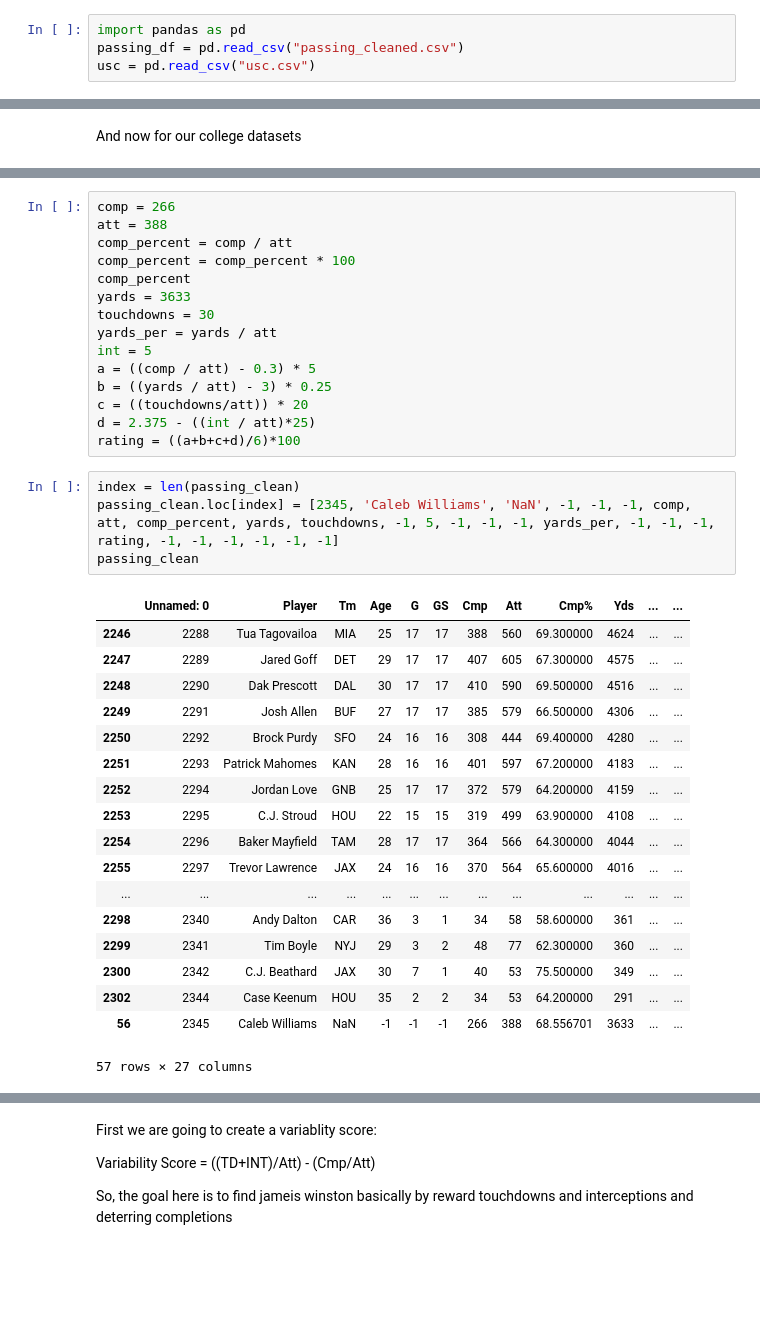
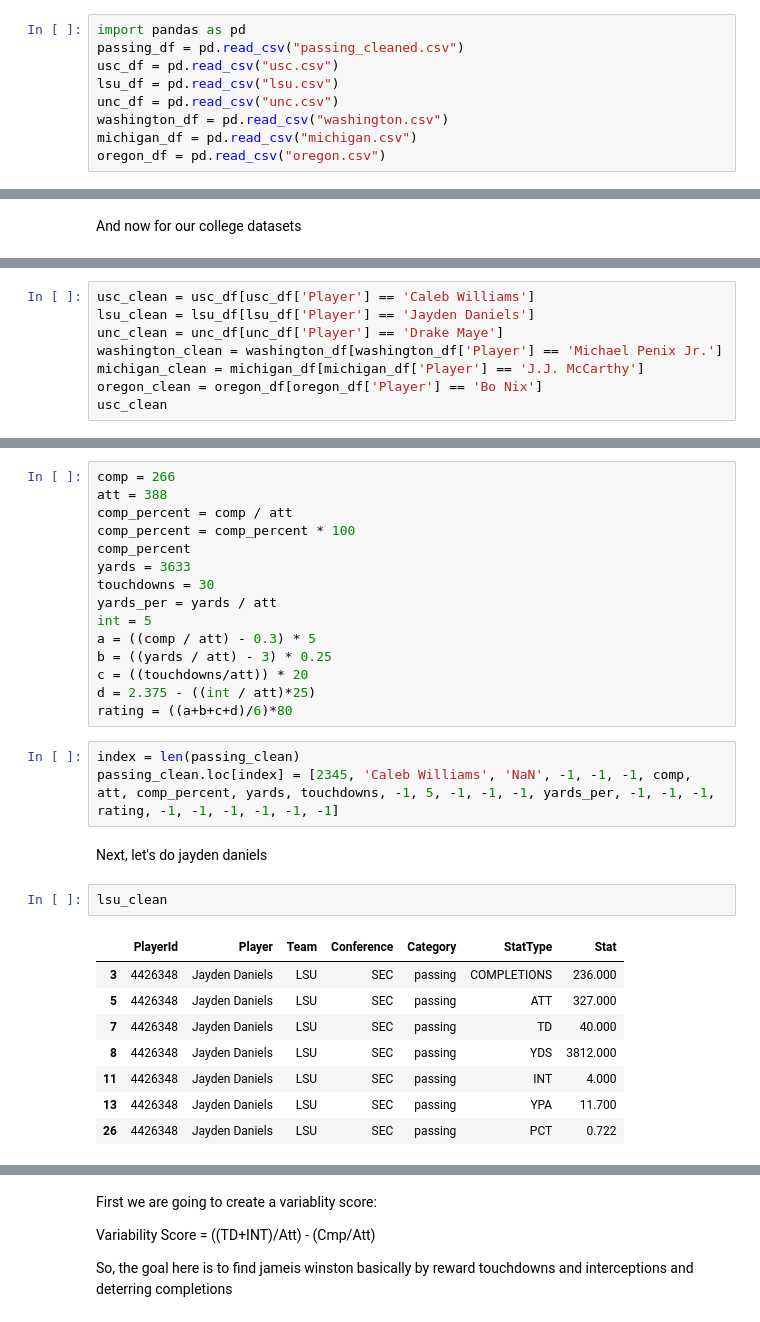
Before and after one commit to DanielFlores2327/kMeans_NFL_rookie_comparison, a Jupyter notebook: kmeans.ipynb, the cells around one changed output, grey strips where cells are left out. Cells and saved outputs as stored; diff of their text form; blank space fills up the shorter version.

```diff
--- a/kmeans.ipynb
+++ b/kmeans.ipynb
@@ -3,7 +3,12 @@ We will just start out with importing pandas and our csvs.
 # %%
 import pandas as pd
 passing_df = pd.read_csv("passing_cleaned.csv")
-usc = pd.read_csv("usc.csv")
+usc_df = pd.read_csv("usc.csv")
+lsu_df = pd.read_csv("lsu.csv")
+unc_df = pd.read_csv("unc.csv")
+washington_df = pd.read_csv("washington.csv")
+michigan_df = pd.read_csv("michigan.csv")
+oregon_df = pd.read_csv("oregon.csv")
 # %% [markdown]
 Let's clean our NFL dataset first
 # %%
@@ -55,0 +41,8 @@ usc_clean
+# %%
+usc_clean = usc_df[usc_df['Player'] == 'Caleb Williams']
+lsu_clean = lsu_df[lsu_df['Player'] == 'Jayden Daniels']
+unc_clean = unc_df[unc_df['Player'] == 'Drake Maye']
+washington_clean = washington_df[washington_df['Player'] == 'Michael Penix Jr.']
+michigan_clean = michigan_df[michigan_df['Player'] == 'J.J. McCarthy']
+oregon_clean = oregon_df[oregon_df['Player'] == 'Bo Nix']
+usc_clean
@@ -71,27 +104,20 @@ a = ((comp / att) - 0.3) * 5
 b = ((yards / att) - 3) * 0.25
 c = ((touchdowns/att)) * 20
 d = 2.375 - ((int / att)*25)
-rating = ((a+b+c+d)/6)*100
+rating = ((a+b+c+d)/6)*80
 # %%
 index = len(passing_clean)
 passing_clean.loc[index] = [2345, 'Caleb Williams', 'NaN', -1, -1, -1, comp, att, comp_percent, yards, touchdowns, -1, 5, -1, -1, -1, yards_per, -1, -1, -1, rating, -1, -1, -1, -1, -1, -1]
-passing_clean
-# %% [output]
-|  | Unnamed: 0 | Player | Tm | Age | G | GS | Cmp | Att | Cmp% | Yds | ... | ... |
-| 2246 | 2288 | Tua Tagovailoa | MIA | 25 | 17 | 17 | 388 | 560 | 69.300000 | 4624 | ... | ... |
-| 2247 | 2289 | Jared Goff | DET | 29 | 17 | 17 | 407 | 605 | 67.300000 | 4575 | ... | ... |
-| 2248 | 2290 | Dak Prescott | DAL | 30 | 17 | 17 | 410 | 590 | 69.500000 | 4516 | ... | ... |
-| 2249 | 2291 | Josh Allen | BUF | 27 | 17 | 17 | 385 | 579 | 66.500000 | 4306 | ... | ... |
-| 2250 | 2292 | Brock Purdy | SFO | 24 | 16 | 16 | 308 | 444 | 69.400000 | 4280 | ... | ... |
-| 2251 | 2293 | Patrick Mahomes | KAN | 28 | 16 | 16 | 401 | 597 | 67.200000 | 4183 | ... | ... |
-| 2252 | 2294 | Jordan Love | GNB | 25 | 17 | 17 | 372 | 579 | 64.200000 | 4159 | ... | ... |
-| 2253 | 2295 | C.J. Stroud | HOU | 22 | 15 | 15 | 319 | 499 | 63.900000 | 4108 | ... | ... |
-| 2254 | 2296 | Baker Mayfield | TAM | 28 | 17 | 17 | 364 | 566 | 64.300000 | 4044 | ... | ... |
-| 2255 | 2297 | Trevor Lawrence | JAX | 24 | 16 | 16 | 370 | 564 | 65.600000 | 4016 | ... | ... |
-| ... | ... | ... | ... | ... | ... | ... | ... | ... | ... | ... | ... | ... |
-| 2298 | 2340 | Andy Dalton | CAR | 36 | 3 | 1 | 34 | 58 | 58.600000 | 361 | ... | ... |
-| 2299 | 2341 | Tim Boyle | NYJ | 29 | 3 | 2 | 48 | 77 | 62.300000 | 360 | ... | ... |
-| 2300 | 2342 | C.J. Beathard | JAX | 30 | 7 | 1 | 40 | 53 | 75.500000 | 349 | ... | ... |
-| 2302 | 2344 | Case Keenum | HOU | 35 | 2 | 2 | 34 | 53 | 64.200000 | 291 | ... | ... |
-| 56 | 2345 | Caleb Williams | NaN | -1 | -1 | -1 | 266 | 388 | 68.556701 | 3633 | ... | ... |
-57 rows × 27 columns
+# %% [markdown]
+Next, let's do jayden daniels
+# %%
+lsu_clean
+# %% [output]
+|  | PlayerId | Player | Team | Conference | Category | StatType | Stat |
+| 3 | 4426348 | Jayden Daniels | LSU | SEC | passing | COMPLETIONS | 236.000 |
+| 5 | 4426348 | Jayden Daniels | LSU | SEC | passing | ATT | 327.000 |
+| 7 | 4426348 | Jayden Daniels | LSU | SEC | passing | TD | 40.000 |
+| 8 | 4426348 | Jayden Daniels | LSU | SEC | passing | YDS | 3812.000 |
+| 11 | 4426348 | Jayden Daniels | LSU | SEC | passing | INT | 4.000 |
+| 13 | 4426348 | Jayden Daniels | LSU | SEC | passing | YPA | 11.700 |
+| 26 | 4426348 | Jayden Daniels | LSU | SEC | passing | PCT | 0.722 |
```
Also changed, not shown: parts of 42 cells of this notebook, 5 other files.
